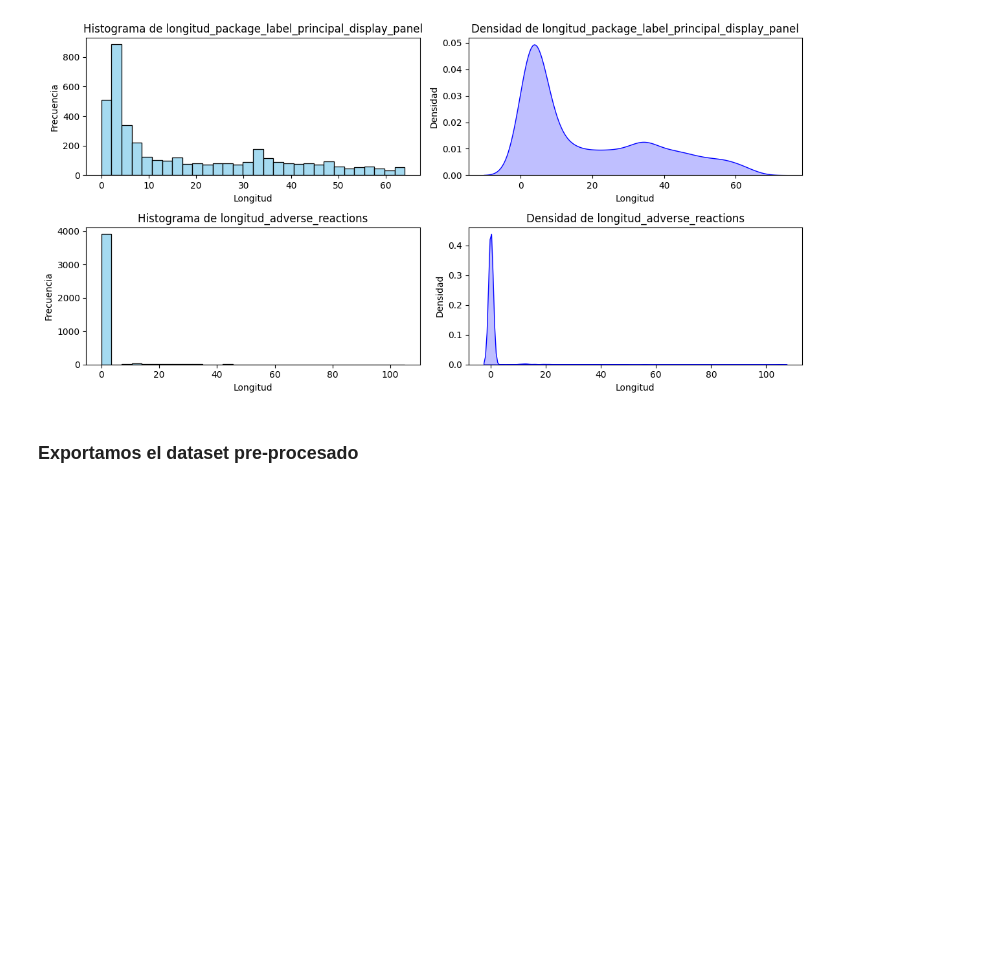
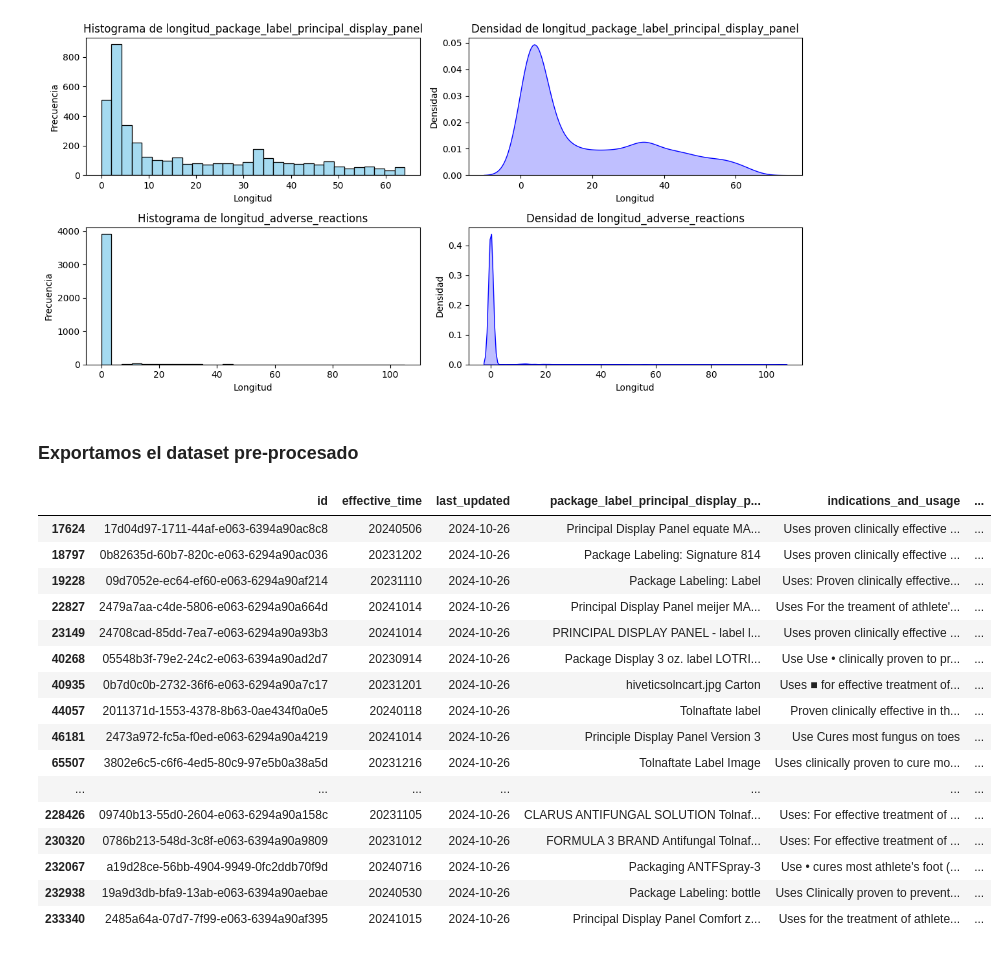
Before and after one commit to ljham/TFM-drugsGenerative, a Jupyter notebook: _EDA.ipynb, the cells around one changed output. Cells and saved outputs as stored; diff of their text form; code cells hidden in the pictures; blank space fills up the shorter version.

```diff
--- a/_EDA.ipynb
+++ b/_EDA.ipynb
@@ -466,3 +466,24 @@ except Exception as ex:
     pass
 
 fastparquet.write(path_data_output_parquet_file, df_final_filtered, compression='SNAPPY')
+# %%
+df_des = df_final_filtered[df_final_filtered['generic_name'] == 'TOLNAFTATE']
+df_des
+# %% [output]
+|  | id | effective_time | last_updated | package_label_principal_display_p... | indications_and_usage | ... |
+| 17624 | 17d04d97-1711-44af-e063-6394a90ac8c8 | 20240506 | 2024-10-26 | Principal Display Panel equate MA... | Uses proven clinically effective ... | ... |
+| 18797 | 0b82635d-60b7-820c-e063-6294a90ac036 | 20231202 | 2024-10-26 | Package Labeling: Signature 814 | Uses proven clinically effective ... | ... |
+| 19228 | 09d7052e-ec64-ef60-e063-6294a90af214 | 20231110 | 2024-10-26 | Package Labeling: Label | Uses: Proven clinically effective... | ... |
+| 22827 | 2479a7aa-c4de-5806-e063-6294a90a664d | 20241014 | 2024-10-26 | Principal Display Panel meijer MA... | Uses For the treament of athlete'... | ... |
+| 23149 | 24708cad-85dd-7ea7-e063-6294a90a93b3 | 20241014 | 2024-10-26 | PRINCIPAL DISPLAY PANEL - label l... | Uses proven clinically effective ... | ... |
+| 40268 | 05548b3f-79e2-24c2-e063-6394a90ad2d7 | 20230914 | 2024-10-26 | Package Display 3 oz. label LOTRI... | Use Use • clinically proven to pr... | ... |
+| 40935 | 0b7d0c0b-2732-36f6-e063-6294a90a7c17 | 20231201 | 2024-10-26 | hiveticsolncart.jpg Carton | Uses ■ for effective treatment of... | ... |
+| 44057 | 2011371d-1553-4378-8b63-0ae434f0a0e5 | 20240118 | 2024-10-26 | Tolnaftate label | Proven clinically effective in th... | ... |
+| 46181 | 2473a972-fc5a-f0ed-e063-6294a90a4219 | 20241014 | 2024-10-26 | Principle Display Panel Version 3 | Use Cures most fungus on toes | ... |
+| 65507 | 3802e6c5-c6f6-4ed5-80c9-97e5b0a38a5d | 20231216 | 2024-10-26 | Tolnaftate Label Image | Uses clinically proven to cure mo... | ... |
+| ... | ... | ... | ... | ... | ... | ... |
+| 228426 | 09740b13-55d0-2604-e063-6294a90a158c | 20231105 | 2024-10-26 | CLARUS ANTIFUNGAL SOLUTION Tolnaf... | Uses: For effective treatment of ... | ... |
+| 230320 | 0786b213-548d-3c8f-e063-6394a90a9809 | 20231012 | 2024-10-26 | FORMULA 3 BRAND Antifungal Tolnaf... | Uses: For effective treatment of ... | ... |
+| 232067 | a19d28ce-56bb-4904-9949-0fc2ddb70f9d | 20240716 | 2024-10-26 | Packaging ANTFSpray-3 | Use • cures most athlete's foot (... | ... |
+| 232938 | 19a9d3db-bfa9-13ab-e063-6394a90aebae | 20240530 | 2024-10-26 | Package Labeling: bottle | Uses Clinically proven to prevent... | ... |
+| 233340 | 2485a64a-07d7-7f99-e063-6394a90af395 | 20241015 | 2024-10-26 | Principal Display Panel Comfort z... | Uses for the treatment of athlete... | ... |
```
Also changed, not shown: parts of 1 cell of this notebook.
